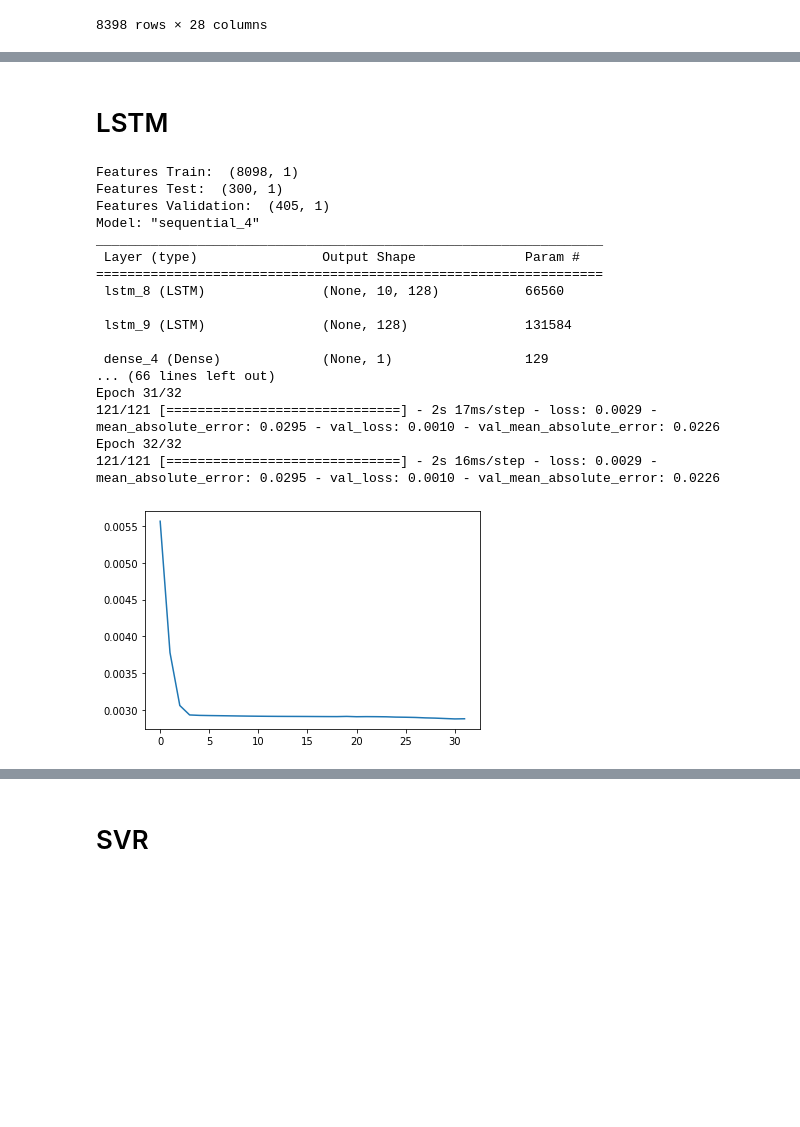
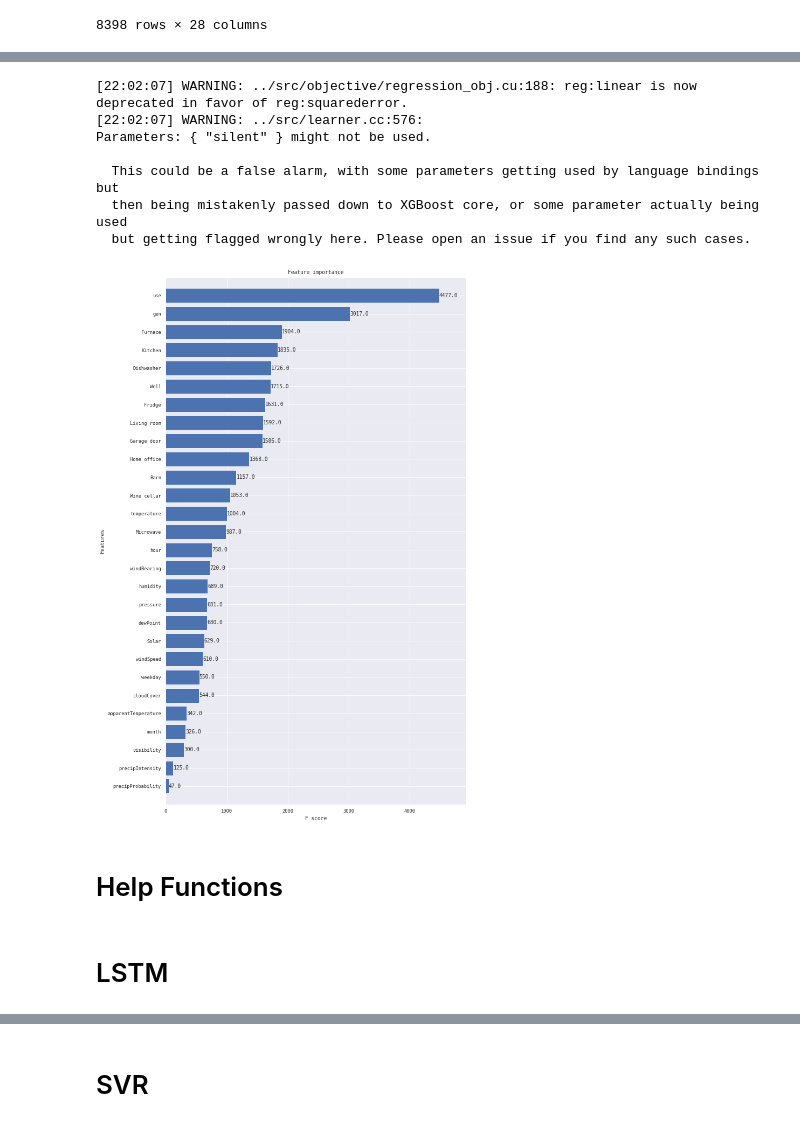
Before and after one commit to joaonpsilva/Tese_House_Energy_Prediciton, a Jupyter notebook: Energy_Pred_LSTM_MultiVariate-Copy1.ipynb, the cells around one changed output, grey strips where cells are left out. Saved outputs shown, nothing was run; the diff lists cells and outputs as text; code cells hidden in the pictures; blank space fills up the shorter version.

```diff
--- a/Energy_Pred_LSTM_MultiVariate-Copy1.ipynb
+++ b/Energy_Pred_LSTM_MultiVariate-Copy1.ipynb
@@ -123,0 +154,32 @@ df
+# %%
+import xgboost as xgb
+
+use = df["use"].values
+xgb_params = {
+    'eta': 0.05,
+    'max_depth': 10,
+    'subsample': 1.0,
+    'colsample_bytree': 0.7,
+    'objective': 'reg:linear',
+    'eval_metric': 'rmse',
+    'silent': 1
+}
+dtrain = xgb.DMatrix(df, use, feature_names=df.columns.values)
+model = xgb.train(dict(xgb_params, silent=0), dtrain, num_boost_round=100)
+
+fig, ax = plt.subplots(figsize=(10,18))
+xgb.plot_importance(model, height=0.8, ax=ax)
+plt.show()
+
+importance = model.get_score(importance_type='weight')
+tuples = sorted([(k, importance[k]) for k in importance], key=lambda x: x[1], reverse=True)
+xgb_imp_f = [x[0] for x in tuples]
+# %% [output]
+[22:02:07] WARNING: ../src/objective/regression_obj.cu:188: reg:linear is now deprecated in favor of reg:squarederror.
+[22:02:07] WARNING: ../src/learner.cc:576:
+Parameters: { "silent" } might not be used.
+
+  This could be a false alarm, with some parameters getting used by language bindings but
+  then being mistakenly passed down to XGBoost core, or some parameter actually being used
+  but getting flagged wrongly here. Please open an issue if you find any such cases.
+[figure, added]
@@ -124 +191,3 @@ df
+# %% [markdown]
+# Help Functions
 # %%
@@ -203,32 +329,0 @@ def train(model, train_generator, val_generator):
-# %%
-past_window = 10
-featuresNames = ["use"]
-num_features = len(featuresNames)
-
-x_train, y_train, x_val, y_val , x_test, y_test = createXY(df, featuresNames, "use", validation=True)
-y_test_UnScalled = y_test[past_window:]
-
-x_train, y_train, x_test, x_val, y_val, x_scaler, y_scaler = scale(MinMaxScaler, x_train, y_train, x_test, x_val, y_val)
-train_generator, val_generator, test_generator= create_Generators(past_window,64,x_train,y_train,x_test,y_test,x_val,y_val)
-
-model = define_model(past_window, num_features)
-train(model, train_generator, val_generator)
-# %% [output]
-Features Train:  (8098, 1)
-Features Test:  (300, 1)
-Features Validation:  (405, 1)
-Model: "sequential_4"
-_________________________________________________________________
- Layer (type)                Output Shape              Param #
-=================================================================
- lstm_8 (LSTM)               (None, 10, 128)           66560
-
- lstm_9 (LSTM)               (None, 128)               131584
-
- dense_4 (Dense)             (None, 1)                 129
-... (66 lines left out)
-Epoch 31/32
-121/121 [==============================] - 2s 17ms/step - loss: 0.0029 - mean_absolute_error: 0.0295 - val_loss: 0.0010 - val_mean_absolute_error: 0.0226
-Epoch 32/32
-121/121 [==============================] - 2s 16ms/step - loss: 0.0029 - mean_absolute_error: 0.0295 - val_loss: 0.0010 - val_mean_absolute_error: 0.0226
-[figure, removed]
```
Also changed, not shown: parts of 28 cells of this notebook.
